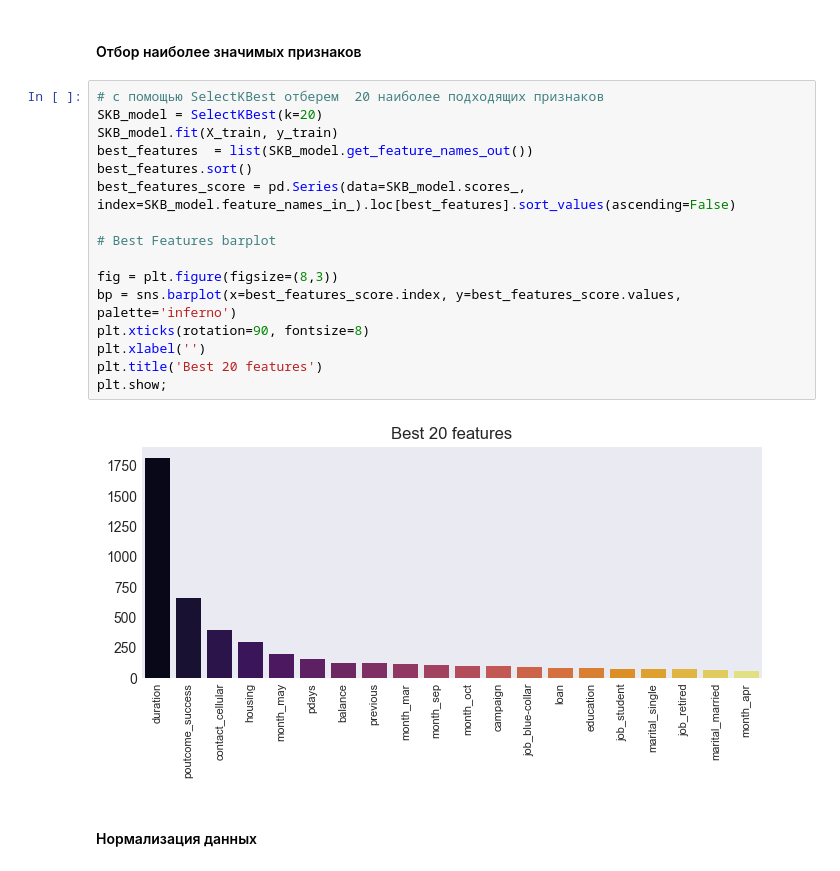
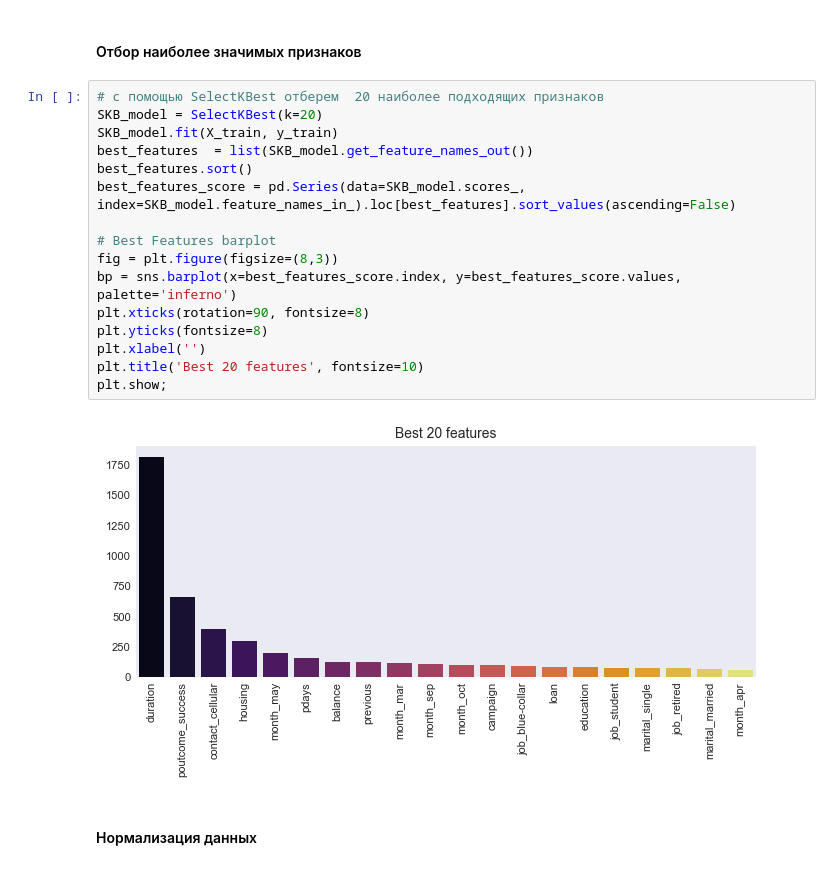
Before and after one commit to tvk2772/tvk2772-Deposit_Factors, a Jupyter notebook: main.ipynb, the cells around one changed output. Saved outputs shown, nothing was run; the diff lists cells and outputs as text.

```diff
--- a/main.ipynb
+++ b/main.ipynb
@@ -688,21 +687,21 @@ y_train shape: (7131,)             y_test shape: (3513,)
 # %%
 # с помощью SelectKBest отберем  20 наиболее подходящих признаков
 SKB_model = SelectKBest(k=20)
 SKB_model.fit(X_train, y_train)
 best_features  = list(SKB_model.get_feature_names_out())
 best_features.sort()
 best_features_score = pd.Series(data=SKB_model.scores_, index=SKB_model.feature_names_in_).loc[best_features].sort_values(ascending=False)
 
 # Best Features barplot
-
 fig = plt.figure(figsize=(8,3))
 bp = sns.barplot(x=best_features_score.index, y=best_features_score.values, palette='inferno')
 plt.xticks(rotation=90, fontsize=8)
+plt.yticks(fontsize=8)
 plt.xlabel('')
-plt.title('Best 20 features')
+plt.title('Best 20 features', fontsize=10)
 plt.show;
 # %% [output]
-[figure, old version]
+[figure, new version]
 # %% [markdown]
 #### Нормализация данных
 # %%
```
Also changed, not shown: parts of 21 cells of this notebook.
